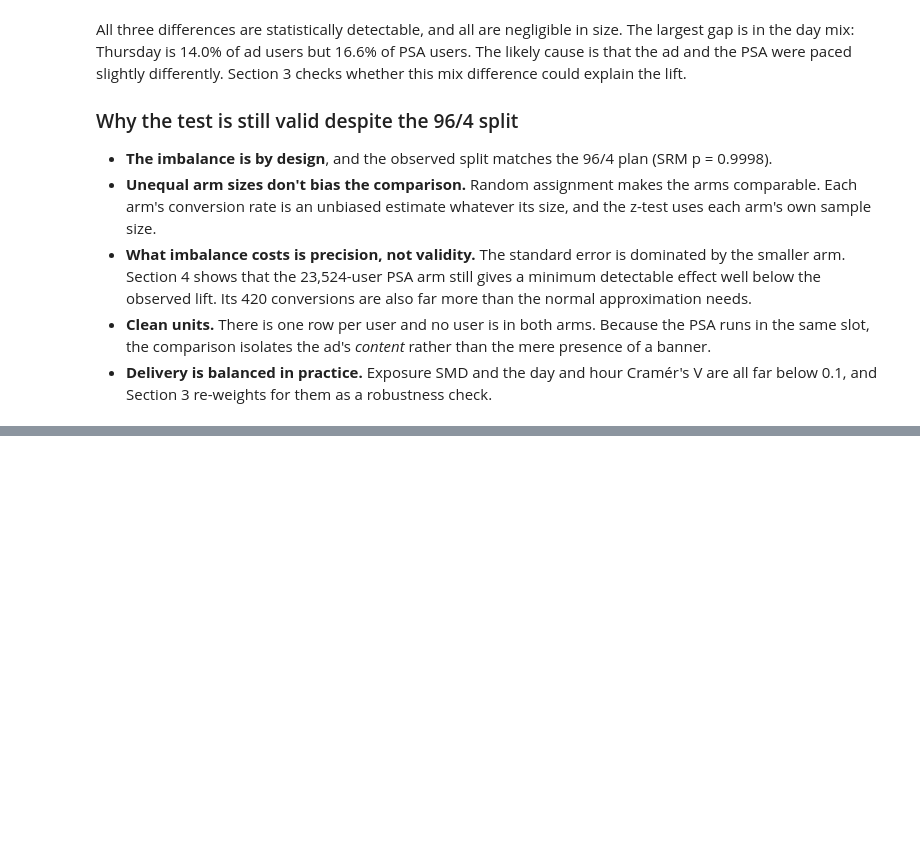
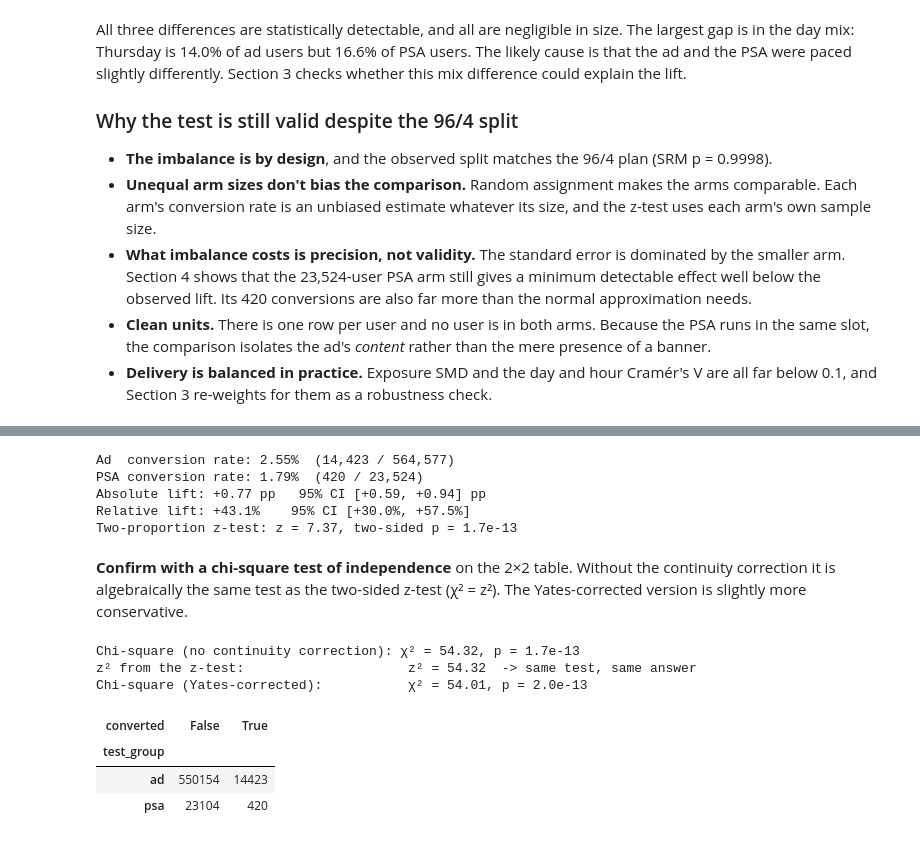
Before and after one commit to NidheeshK7/ab-test-ad-effectiveness, a Jupyter notebook: analysis.ipynb, the cells around one changed output, grey strips where cells are left out. Saved outputs shown, nothing was run; the diff lists cells and outputs as text; code cells hidden in the pictures; blank space fills up the shorter version.

```diff
--- a/analysis.ipynb
+++ b/analysis.ipynb
@@ -256,0 +263,42 @@ All three differences are statistically detectable, and all are negligible in si
+# %%
+x_ad, n_ad = int(arms.loc["ad", "conversions"]), int(arms.loc["ad", "users"])
+x_psa, n_psa = int(arms.loc["psa", "conversions"]), int(arms.loc["psa", "users"])
+cr_ad, cr_psa = x_ad / n_ad, x_psa / n_psa
+
+z_stat, p_value = proportions_ztest([x_ad, x_psa], [n_ad, n_psa], alternative="two-sided")
+abs_lift = cr_ad - cr_psa
+rel_lift = cr_ad / cr_psa - 1
+abs_ci = confint_proportions_2indep(x_ad, n_ad, x_psa, n_psa, compare="diff", method="newcomb", alpha=ALPHA)
+ratio_ci = confint_proportions_2indep(x_ad, n_ad, x_psa, n_psa, compare="ratio", method="log", alpha=ALPHA)
+rel_ci = (ratio_ci[0] - 1, ratio_ci[1] - 1)
+
+print(f"Ad  conversion rate: {cr_ad:.2%}  ({x_ad:,} / {n_ad:,})")
+print(f"PSA conversion rate: {cr_psa:.2%}  ({x_psa:,} / {n_psa:,})")
+print(f"Absolute lift: {abs_lift * 100:+.2f} pp   95% CI [{abs_ci[0] * 100:+.2f}, {abs_ci[1] * 100:+.2f}] pp")
+print(f"Relative lift: {rel_lift:+.1%}    95% CI [{rel_ci[0]:+.1%}, {rel_ci[1]:+.1%}]")
+print(f"Two-proportion z-test: z = {z_stat:.2f}, two-sided p = {p_value:.1e}")
+# %% [output]
+Ad  conversion rate: 2.55%  (14,423 / 564,577)
+PSA conversion rate: 1.79%  (420 / 23,524)
+Absolute lift: +0.77 pp   95% CI [+0.59, +0.94] pp
+Relative lift: +43.1%    95% CI [+30.0%, +57.5%]
+Two-proportion z-test: z = 7.37, two-sided p = 1.7e-13
+# %% [markdown]
+**Confirm with a chi-square test of independence** on the 2×2 table. Without the continuity correction it is algebraically the same test as the two-sided z-test (χ² = z²). The Yates-corrected version is slightly more conservative.
+# %%
+contingency = pd.crosstab(df["test_group"], df["converted"])
+chi2, chi2_p, _, _ = stats.chi2_contingency(contingency, correction=False)
+chi2_yates, chi2_yates_p, _, _ = stats.chi2_contingency(contingency, correction=True)
+
+print(f"Chi-square (no continuity correction): χ² = {chi2:.2f}, p = {chi2_p:.1e}")
+print(f"z² from the z-test:                     z² = {z_stat ** 2:.2f}  -> same test, same answer")
+print(f"Chi-square (Yates-corrected):           χ² = {chi2_yates:.2f}, p = {chi2_yates_p:.1e}")
+contingency
+# %% [output]
+Chi-square (no continuity correction): χ² = 54.32, p = 1.7e-13
+z² from the z-test:                     z² = 54.32  -> same test, same answer
+Chi-square (Yates-corrected):           χ² = 54.01, p = 2.0e-13
+| converted | False | True |
+| test_group |  |  |
+| ad | 550154 | 14423 |
+| psa | 23104 | 420 |
```
Also changed, not shown: parts of 9 cells of this notebook, 2 other files.
